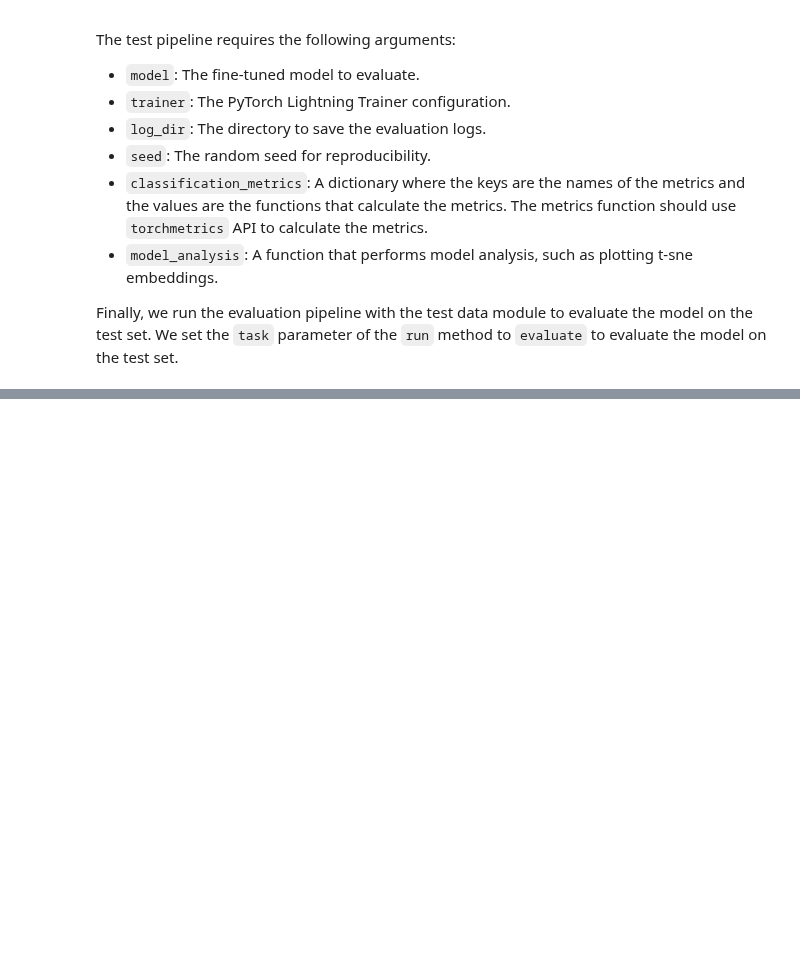
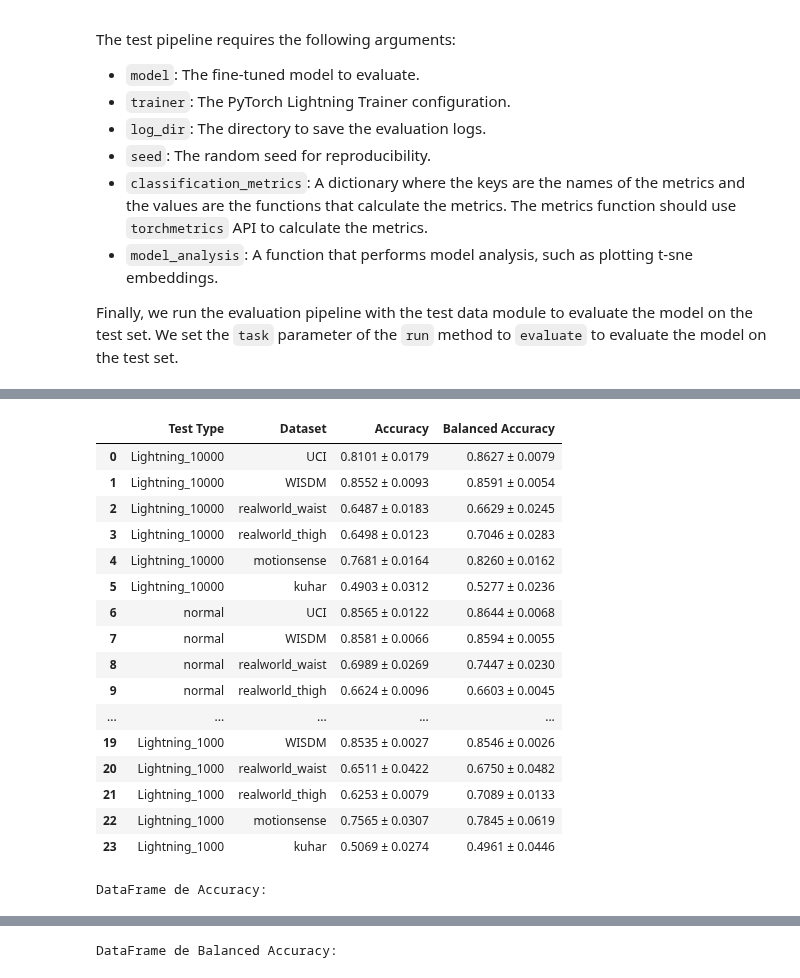
Before and after one commit to discovery-unicamp/Minerva, a Jupyter notebook: docs/notebooks/examples/time_series/har/kuhar_daghar/custom_encoder_finetune.ipynb, the cells around one changed output, grey strips where cells are left out. Cells and saved outputs as stored; diff of their text form; code cells hidden in the pictures; blank space fills up the shorter version.

Commit message:
changes in test notebook

```diff
--- a/docs/notebooks/examples/time_series/har/kuhar_daghar/custom_encoder_finetune.ipynb
+++ b/docs/notebooks/examples/time_series/har/kuhar_daghar/custom_encoder_finetune.ipynb
@@ -711,0 +628,55 @@ plt.show()
+# %%
+# Lista para armazenar os dados em formato tabular
+rows = []
+desired_order = ['normal', 'Lightning_10000', 'Lightning_5000', 'Lightning_1000']
+
+# Itera sobre cada tipo de teste
+for test_type, datasets in tests.items():
+    # Itera sobre cada dataset dentro do tipo de teste
+    for dataset_name, metrics in datasets.items():
+        # Adiciona as métricas de interesse ao formato tabular
+        rows.append({
+            'Test Type': test_type,
+            'Dataset': dataset_name,
+            'Accuracy': metrics.get('accuracy', ''),
+            'Balanced Accuracy': metrics.get('balanced acurracy', '')
+        })
+
+# Cria o DataFrame a partir da lista de linhas
+df = pd.DataFrame(rows)
+#display(df)
+# Criação de DataFrame com apenas 'Accuracy'
+df_accuracy = df.pivot(index='Test Type', columns='Dataset', values='Accuracy')
+# Reorganizando o DataFrame de Accuracy
+df_accuracy = df_accuracy.reindex(desired_order)
+
+# Criação de DataFrame com apenas 'Balanced Accuracy'
+df_balanced_accuracy = df.pivot(index='Test Type', columns='Dataset', values='Balanced Accuracy')
+# Reorganizando o DataFrame de Balanced Accuracy
+df_balanced_accuracy = df_balanced_accuracy.reindex(desired_order)
+# Exibindo os DataFrames resultantes
+
+print("DataFrame de Accuracy:")
+display(df_accuracy)
+
+print("\nDataFrame de Balanced Accuracy:")
+display(df_balanced_accuracy)
+# %% [output]
+|  | Test Type | Dataset | Accuracy | Balanced Accuracy |
+| 0 | Lightning_10000 | UCI | 0.8101 ± 0.0179 | 0.8627 ± 0.0079 |
+| 1 | Lightning_10000 | WISDM | 0.8552 ± 0.0093 | 0.8591 ± 0.0054 |
+| 2 | Lightning_10000 | realworld_waist | 0.6487 ± 0.0183 | 0.6629 ± 0.0245 |
+| 3 | Lightning_10000 | realworld_thigh | 0.6498 ± 0.0123 | 0.7046 ± 0.0283 |
+| 4 | Lightning_10000 | motionsense | 0.7681 ± 0.0164 | 0.8260 ± 0.0162 |
+| 5 | Lightning_10000 | kuhar | 0.4903 ± 0.0312 | 0.5277 ± 0.0236 |
+| 6 | normal | UCI | 0.8565 ± 0.0122 | 0.8644 ± 0.0068 |
+| 7 | normal | WISDM | 0.8581 ± 0.0066 | 0.8594 ± 0.0055 |
+| 8 | normal | realworld_waist | 0.6989 ± 0.0269 | 0.7447 ± 0.0230 |
+| 9 | normal | realworld_thigh | 0.6624 ± 0.0096 | 0.6603 ± 0.0045 |
+| ... | ... | ... | ... | ... |
+| 19 | Lightning_1000 | WISDM | 0.8535 ± 0.0027 | 0.8546 ± 0.0026 |
+| 20 | Lightning_1000 | realworld_waist | 0.6511 ± 0.0422 | 0.6750 ± 0.0482 |
+| 21 | Lightning_1000 | realworld_thigh | 0.6253 ± 0.0079 | 0.7089 ± 0.0133 |
+| 22 | Lightning_1000 | motionsense | 0.7565 ± 0.0307 | 0.7845 ± 0.0619 |
+| 23 | Lightning_1000 | kuhar | 0.5069 ± 0.0274 | 0.4961 ± 0.0446 |
+DataFrame de Accuracy:
@@ -711,0 +689 @@ plt.show()
+DataFrame de Balanced Accuracy:
```
Also changed, not shown: parts of 18 cells of this notebook, 1 other file.
